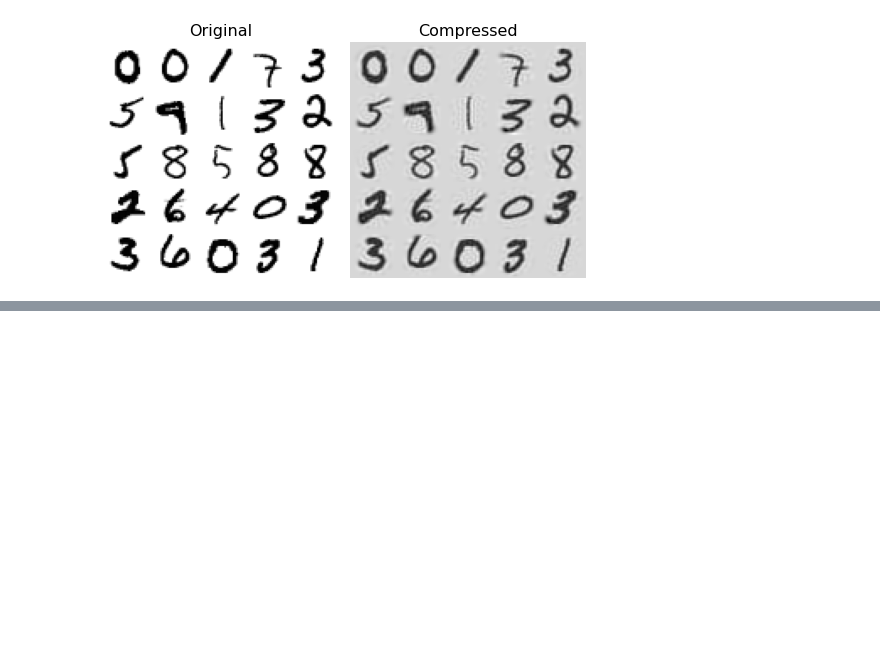
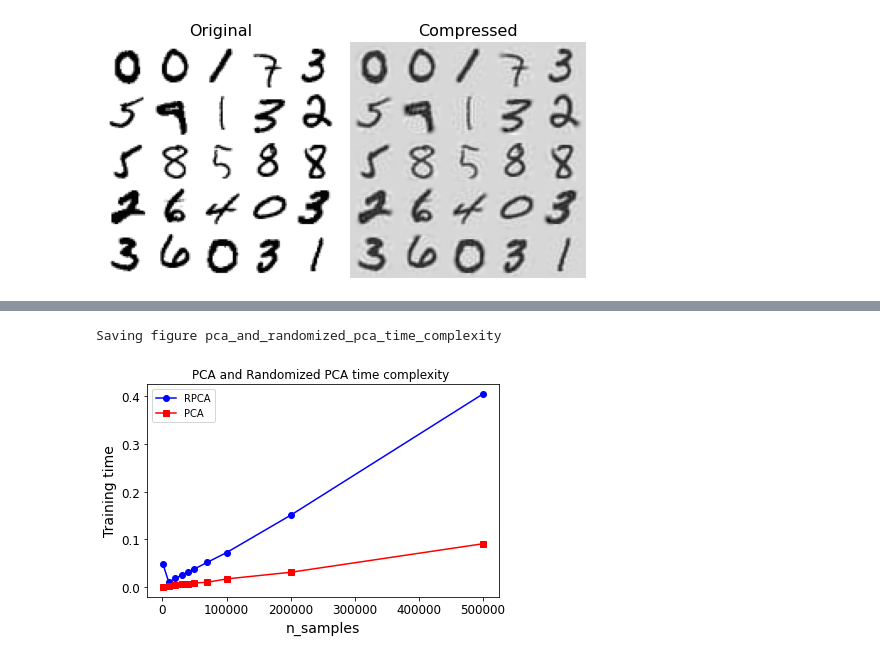
Before and after one commit to Aman-137/Dimensionality-Reduction, a Jupyter notebook: dimensionality_reduction.ipynb, the cells around one changed output, grey strips where cells are left out. Drawn from its saved outputs; the diff is of its cells as text; code cells hidden in the pictures; blank space fills up the shorter version.

```diff
--- a/dimensionality_reduction.ipynb
+++ b/dimensionality_reduction.ipynb
@@ -513,0 +564,6 @@ Saving figure mnist_compression_plot
+# %%
+X_mm = np.memmap(filename, dtype="float32", mode="readonly", shape=(m, n))
+
+batch_size = m // n_batches
+inc_pca = IncrementalPCA(n_components=154, batch_size=batch_size)
+inc_pca.fit(X_mm)
@@ -513,0 +572,14 @@ Saving figure mnist_compression_plot
+# %%
+import time
+
+for n_components in (2, 10, 154):
+    print("n_components =", n_components)
+    regular_pca = PCA(n_components=n_components, svd_solver="full")
+    inc_pca = IncrementalPCA(n_components=n_components, batch_size=500)
+    rnd_pca = PCA(n_components=n_components, random_state=42, svd_solver="randomized")
+
+    for name, pca in (("PCA", regular_pca), ("Inc PCA", inc_pca), ("Rnd PCA", rnd_pca)):
+        t1 = time.time()
+        pca.fit(X_train)
+        t2 = time.time()
+        print("    {}: {:.1f} seconds".format(name, t2 - t1))
@@ -513,0 +599,29 @@ Saving figure mnist_compression_plot
+# %%
+times_rpca = []
+times_pca = []
+sizes = [1000, 10000, 20000, 30000, 40000, 50000, 70000, 100000, 200000, 500000]
+for n_samples in sizes:
+    X = np.random.randn(n_samples, 5)
+    pca = PCA(n_components=2, svd_solver="randomized", random_state=42)
+    t1 = time.time()
+    pca.fit(X)
+    t2 = time.time()
+    times_rpca.append(t2 - t1)
+    pca = PCA(n_components=2, svd_solver="full")
+    t1 = time.time()
+    pca.fit(X)
+    t2 = time.time()
+    times_pca.append(t2 - t1)
+
+plt.plot(sizes, times_rpca, "b-o", label="RPCA")
+plt.plot(sizes, times_pca, "r-s", label="PCA")
+plt.xlabel("n_samples")
+plt.ylabel("Training time")
+plt.legend(loc="upper left")
+plt.title("PCA and Randomized PCA time complexity ")
+
+save_fig("pca_and_randomized_pca_time_complexity")
+plt.show()
+# %% [output]
+Saving figure pca_and_randomized_pca_time_complexity
+[figure, added]
```
Also changed, not shown: parts of 14 cells of this notebook.
